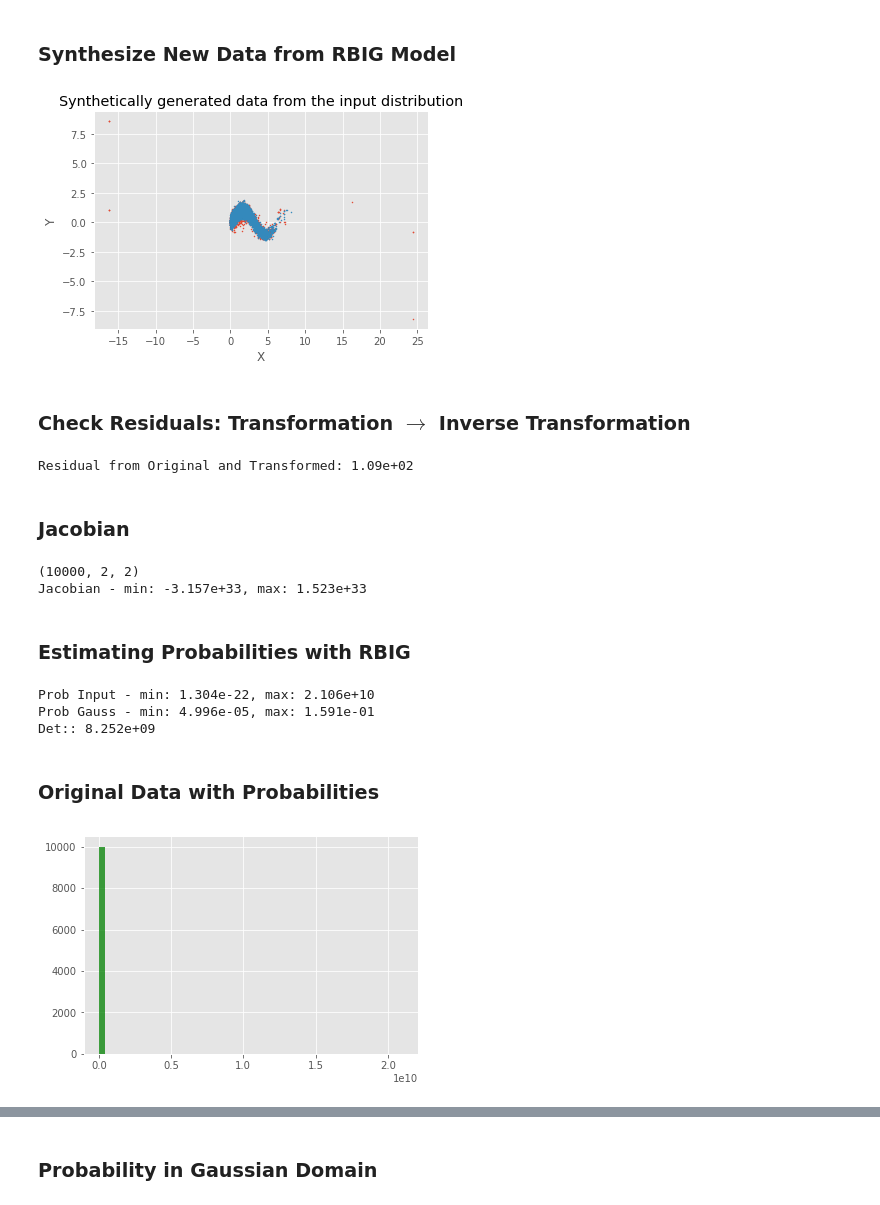
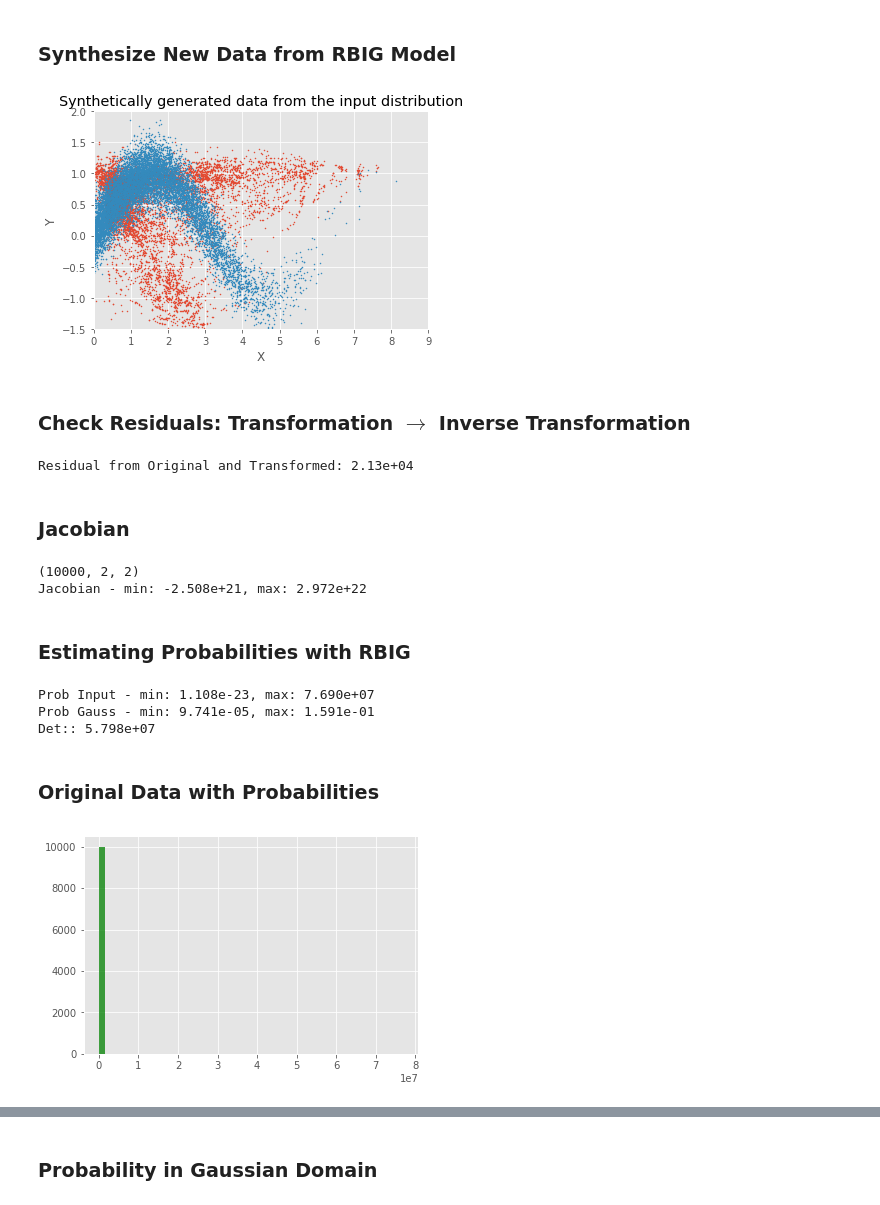
Before and after one commit to IPL-UV/rbig, a Jupyter notebook: notebooks/rbig_demo.ipynb, the cells around one changed output, grey strips where cells are left out. Drawn from its saved outputs; the diff is of its cells as text; code cells hidden in the pictures.

```diff
--- a/notebooks/rbig_demo.ipynb
+++ b/notebooks/rbig_demo.ipynb
@@ -42,7 +42,7 @@ plt.show()
 ## RBIG Fitting
 # %%
 n_layers = 100
-rotation_type = 'PCA'
+rotation_type = 'pca'
 random_state = 123
 zero_tolerance = None
 
@@ -96,16 +96,18 @@ plt.show()
 # %%
 data_original_synthetic = rbig_model.inverse_transform(data_synthetic)
 
 fig, ax = plt.subplots()
 ax.scatter(data_original_synthetic[:, 0], data_original_synthetic[:, 1], s=1)
 ax.scatter(data[:, 0], data[:, 1], s=1)
 
+ax.set_ylim([-1.5, 2.0])
+ax.set_xlim([0.0, 9.0])
 ax.set_xlabel('X')
 ax.set_ylabel('Y')
 ax.set_title('Synthetically generated data from the input distribution')
 plt.show()
 # %% [output]
-[figure, old version]
+[figure, new version]
 # %% [markdown]
 ### Check Residuals: Transformation $\rightarrow$ Inverse Transformation
 # %%
@@ -114,7 +116,7 @@ residual = np.abs(data - data_inverted).sum().sum()
 
 print(f'Residual from Original and Transformed: {residual:.2e}')
 # %% [output]
-Residual from Original and Transformed: 1.09e+02
+Residual from Original and Transformed: 2.13e+04
 # %% [markdown]
 ### Jacobian
 # %%
@@ -125,7 +127,7 @@ print(jacobian.shape)
 print(f"Jacobian - min: {jacobian.min():.3e}, max: {jacobian.max():.3e}")
 # %% [output]
 (10000, 2, 2)
-Jacobian - min: -3.157e+33, max: 1.523e+33
+Jacobian - min: -2.508e+21, max: 2.972e+22
 # %% [markdown]
 ### Estimating Probabilities with RBIG
 # %%
@@ -134,9 +136,9 @@ print(f"Prob Input - min: {prob_input.min():.3e}, max: {prob_input.max():.3e}")
 print(f"Prob Gauss - min: {prob_gauss.min():.3e}, max: {prob_gauss.max():.3e}")
 print(f"Det:: {rbig_model.det_jacobians:.3e}")
 # %% [output]
-Prob Input - min: 1.304e-22, max: 2.106e+10
-Prob Gauss - min: 4.996e-05, max: 1.591e-01
-Det:: 8.252e+09
+Prob Input - min: 1.108e-23, max: 7.690e+07
+Prob Gauss - min: 9.741e-05, max: 1.591e-01
+Det:: 5.798e+07
 # %% [markdown]
 ### Original Data with Probabilities
 # %%
@@ -144,7 +146,7 @@ fig, ax = plt.subplots()
 ax.hist(prob_input, 50, facecolor='green', alpha=0.75)
 plt.show()
 # %% [output]
-[figure, old version]
+[figure, new version]
 # %%
 fig, ax = plt.subplots()
 
```
Also changed, not shown: parts of 4 cells of this notebook, 1 other file.
